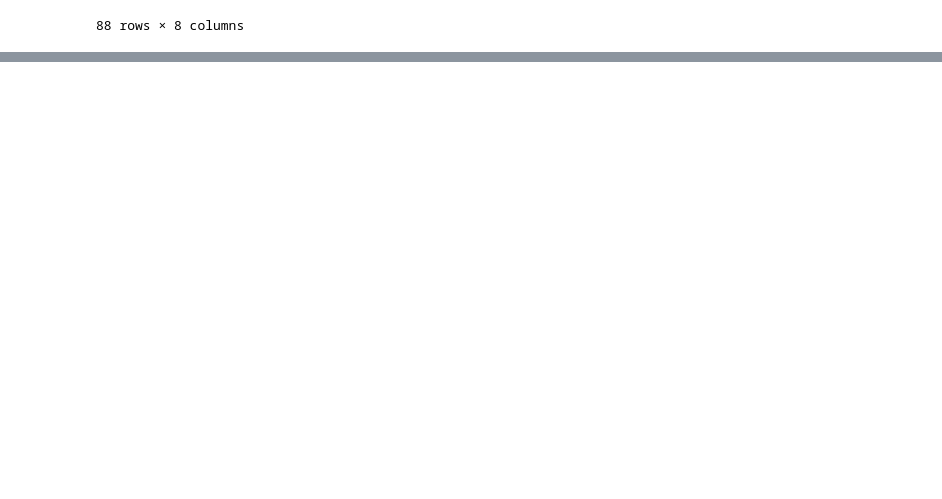
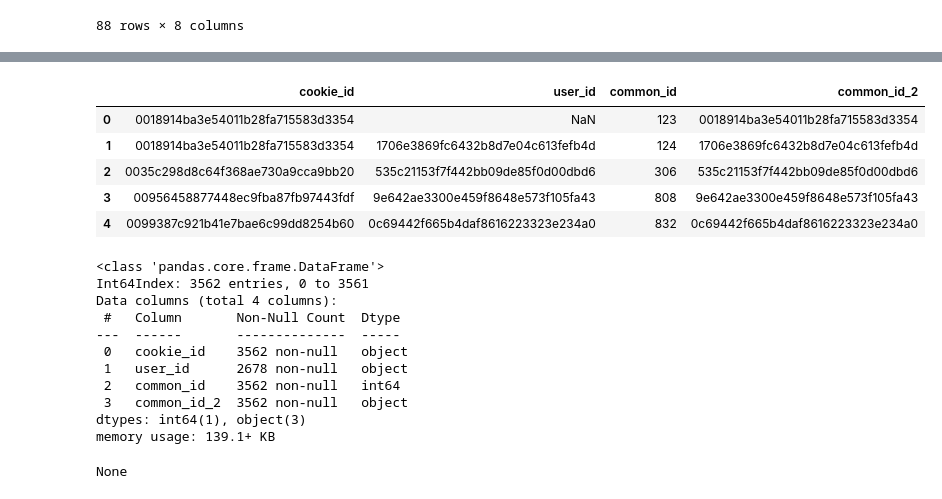
Before and after one commit to YurezSml/Hakaton2022, a Jupyter notebook: DataProcessing.ipynb, the cells around one changed output, grey strips where cells are left out. Saved outputs shown, nothing was run; the diff lists cells and outputs as text; code cells hidden in the pictures; blank space fills up the shorter version.

```diff
--- a/DataProcessing.ipynb
+++ b/DataProcessing.ipynb
@@ -215,0 +309,3 @@ train_mfti_df_up.to_parquet(f"{data_folder}/Processed_dataset.parquet",compressi
+# %%
+test_private_users_mfti_df = pd.read_parquet(f"{data_folder}/test_private_users_mfti.parquet", engine='pyarrow')
+test_private_users_mfti_df
@@ -215,0 +380,30 @@ train_mfti_df_up.to_parquet(f"{data_folder}/Processed_dataset.parquet",compressi
+# %%
+# Добавляем user_id, common_id и common_id_2 в test_private датасет
+
+test_private_users_mfti_df_up=test_private_users_mfti_df[['cookie_id']].merge(v[['cookie_id',
+                                                                                 'user_id',
+                                                                                 'common_id',
+                                                                                 'common_id_2']],
+                                                                              how='left',
+                                                                              indicator=False)
+display(test_private_users_mfti_df_up.head())
+display(test_private_users_mfti_df_up.info())
+# %% [output]
+|  | cookie_id | user_id | common_id | common_id_2 |
+| 0 | 0018914ba3e54011b28fa715583d3354 | NaN | 123 | 0018914ba3e54011b28fa715583d3354 |
+| 1 | 0018914ba3e54011b28fa715583d3354 | 1706e3869fc6432b8d7e04c613fefb4d | 124 | 1706e3869fc6432b8d7e04c613fefb4d |
+| 2 | 0035c298d8c64f368ae730a9cca9bb20 | 535c21153f7f442bb09de85f0d00dbd6 | 306 | 535c21153f7f442bb09de85f0d00dbd6 |
+| 3 | 00956458877448ec9fba87fb97443fdf | 9e642ae3300e459f8648e573f105fa43 | 808 | 9e642ae3300e459f8648e573f105fa43 |
+| 4 | 0099387c921b41e7bae6c99dd8254b60 | 0c69442f665b4daf8616223323e234a0 | 832 | 0c69442f665b4daf8616223323e234a0 |
+<class 'pandas.core.frame.DataFrame'>
+Int64Index: 3562 entries, 0 to 3561
+Data columns (total 4 columns):
+ #   Column       Non-Null Count  Dtype
+---  ------       --------------  -----
+ 0   cookie_id    3562 non-null   object
+ 1   user_id      2678 non-null   object
+ 2   common_id    3562 non-null   int64
+ 3   common_id_2  3562 non-null   object
+dtypes: int64(1), object(3)
+memory usage: 139.1+ KB
+None
```
Also changed, not shown: parts of 11 cells of this notebook.
